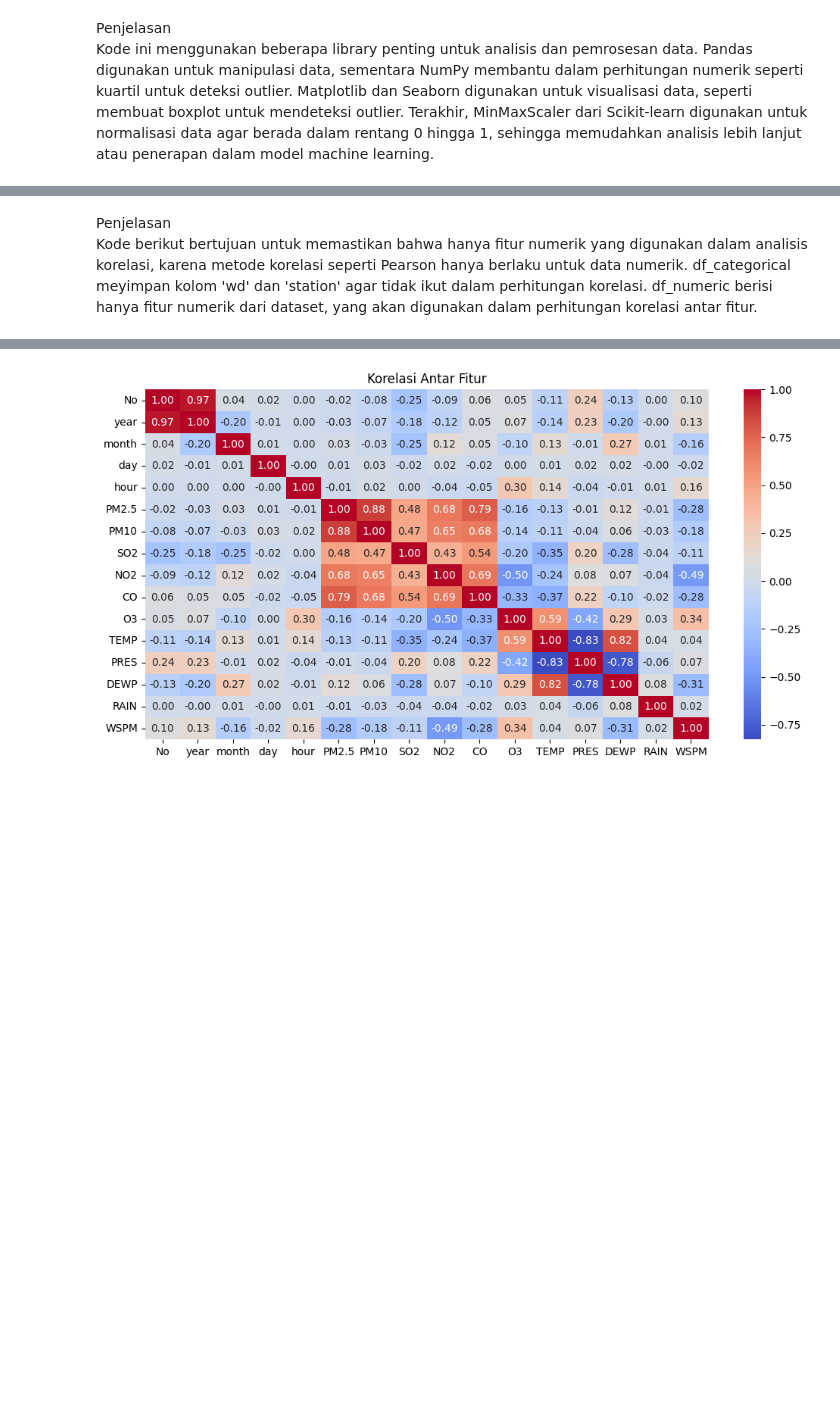
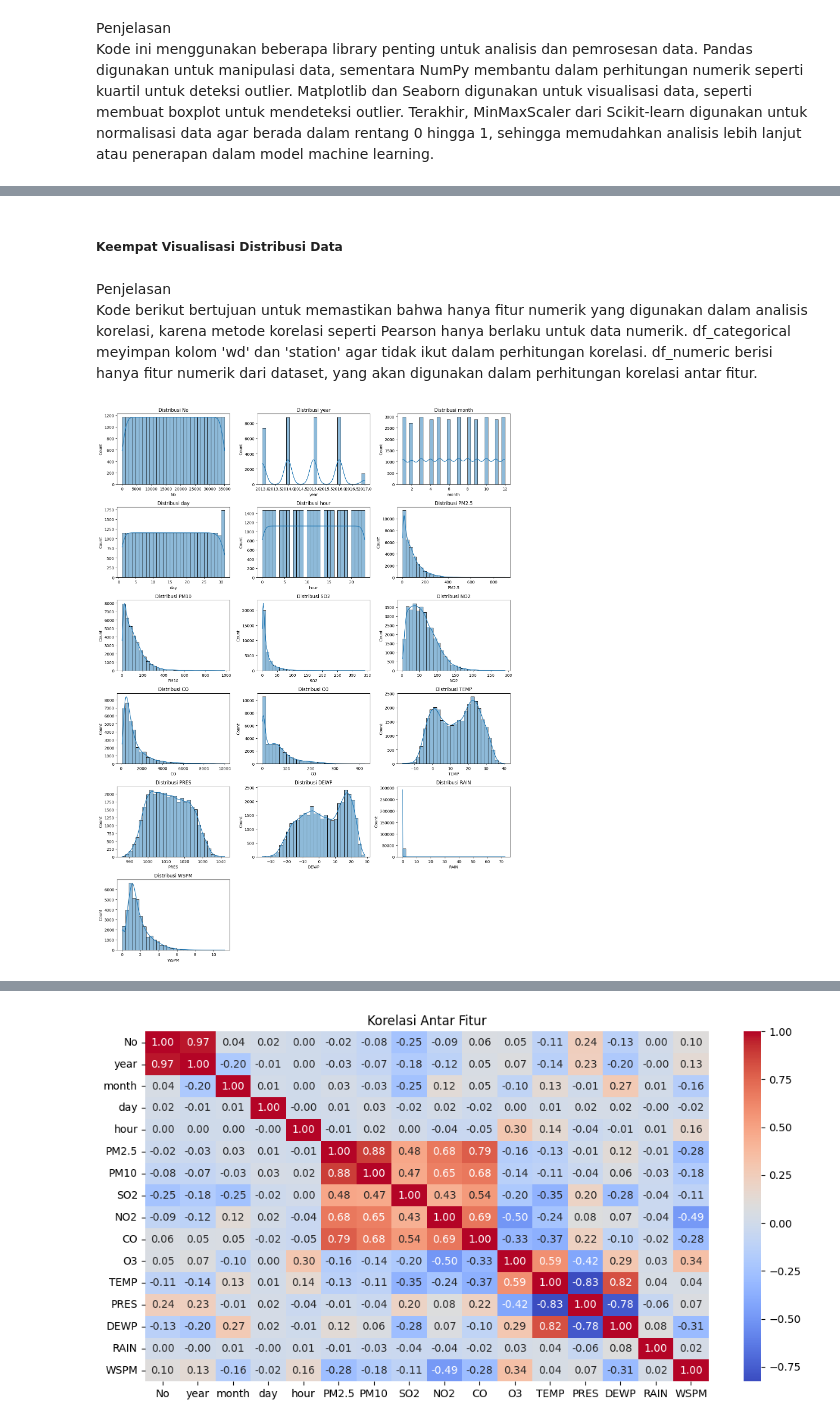
Before and after one commit to Hidayattt24/Kelompok_09_Tugas01_Data_Preparation, a Jupyter notebook: Kelompok9.ipynb, the cells around one changed output, grey strips where cells are left out. Drawn from its saved outputs; the diff is of its cells as text; code cells hidden in the pictures; blank space fills up the shorter version.

Commit message:
add uderstanding data

```diff
--- a/Kelompok9.ipynb
+++ b/Kelompok9.ipynb
@@ -64,3 +122,5 @@ dtype: object
+# %% [markdown]
+##### Keempat Visualisasi Distribusi Data
 # %%
 # Simpan kolom non-numerik ke variabel terpisah
 df_categorical = df[['wd', 'station']].copy()
@@ -69,3 +129,15 @@ df_numeric = df.select_dtypes(include=['number'])
 # %% [markdown]
 Penjelasan <br>
 Kode berikut bertujuan untuk memastikan bahwa hanya fitur numerik yang digunakan dalam analisis korelasi, karena metode korelasi seperti Pearson hanya berlaku untuk data numerik. df_categorical meyimpan kolom 'wd' dan 'station' agar tidak ikut dalam perhitungan korelasi. df_numeric berisi hanya fitur numerik dari dataset, yang akan digunakan dalam perhitungan korelasi antar fitur.
+# %%
+# Buat subplot untuk setiap kolom numerik
+plt.figure(figsize=(15, 20))
+for i, col in enumerate(df_numeric, 1):
+    plt.subplot(6, 3, i)  # Menyesuaikan jumlah baris dan kolom (6x3 agar muat 18 kolom)
+    sns.histplot(df[col], bins=30, kde=True)
+    plt.title(f"Distribusi {col}")
+
+plt.tight_layout()
+plt.show()
+# %% [output]
+[figure, added]
```
Also changed, not shown: parts of 29 cells of this notebook.
